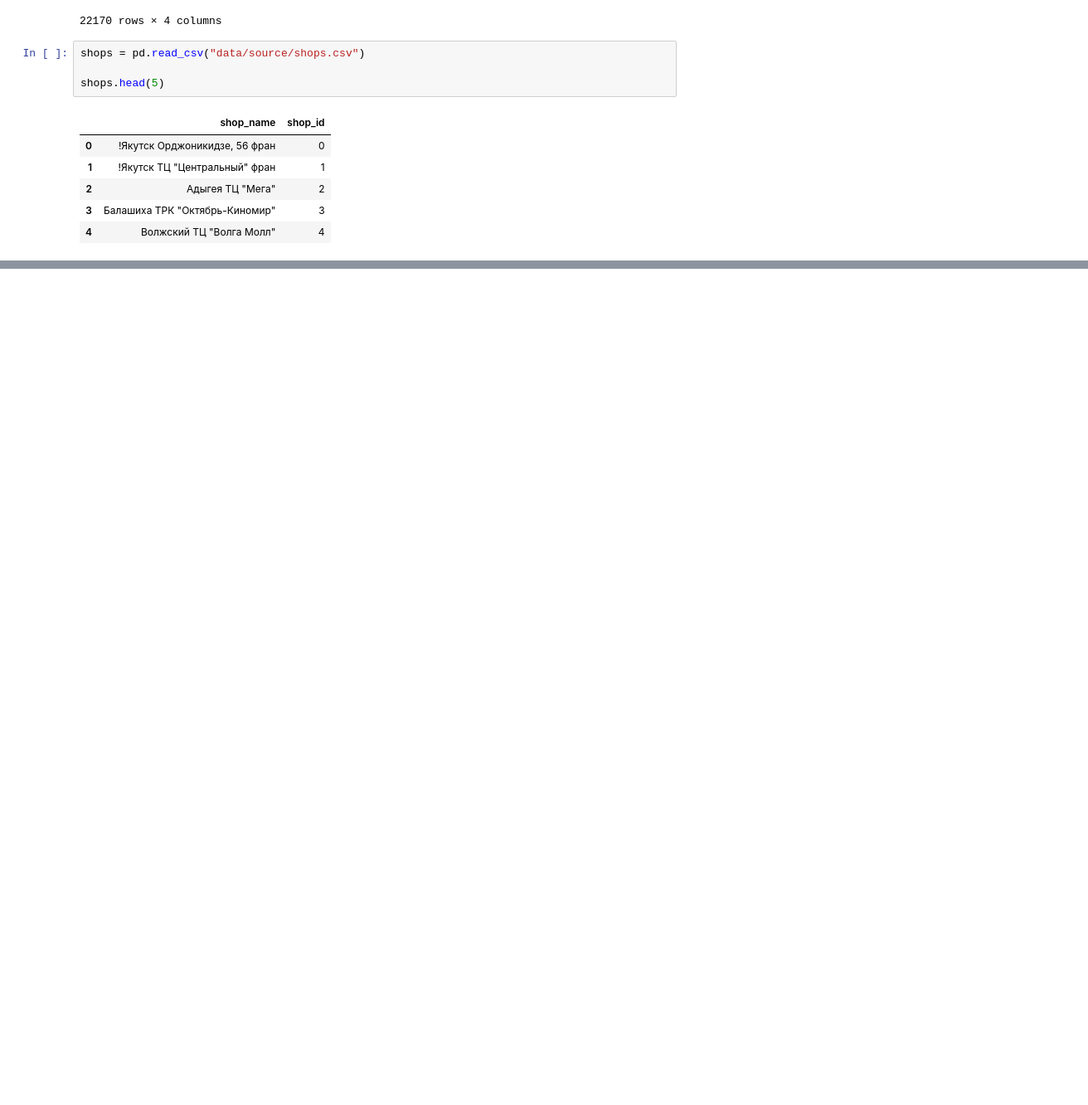
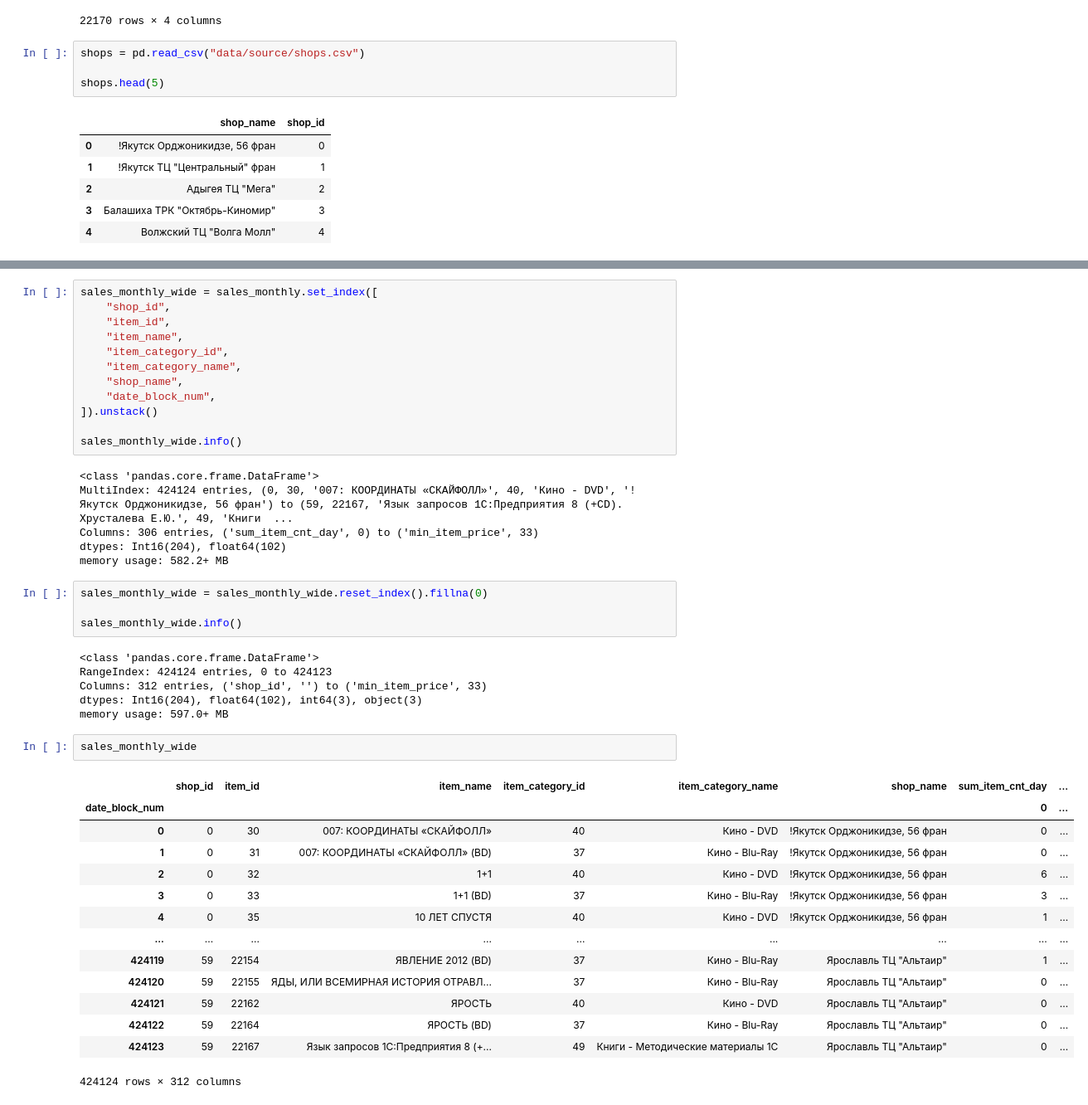
Before and after one commit to wol-e/kaggle, a Jupyter notebook: predict-future-sales/predict-future-sales/process_data_monthly.ipynb, the cells around one changed output, grey strips where cells are left out. Shown at 83% size. Saved outputs shown, nothing was run; the diff lists cells and outputs as text; blank space fills up the shorter version.

```diff
--- a/predict-future-sales/predict-future-sales/process_data_monthly.ipynb
+++ b/predict-future-sales/predict-future-sales/process_data_monthly.ipynb
@@ -127,0 +186,45 @@ sales_monthly.sort_values(by="sum_item_cnt_day", ascending=False)
+# %%
+sales_monthly_wide = sales_monthly.set_index([
+    "shop_id",
+    "item_id",
+    "item_name",
+    "item_category_id",
+    "item_category_name",
+    "shop_name",
+    "date_block_num",
+]).unstack()
+
+sales_monthly_wide.info()
+# %% [output]
+<class 'pandas.core.frame.DataFrame'>
+MultiIndex: 424124 entries, (0, 30, '007: КООРДИНАТЫ «СКАЙФОЛЛ»', 40, 'Кино - DVD', '!Якутск Орджоникидзе, 56 фран') to (59, 22167, 'Язык запросов 1С:Предприятия 8 (+CD). Хрусталева Е.Ю.', 49, 'Книги  ...
+Columns: 306 entries, ('sum_item_cnt_day', 0) to ('min_item_price', 33)
+dtypes: Int16(204), float64(102)
+memory usage: 582.2+ MB
+# %%
+sales_monthly_wide = sales_monthly_wide.reset_index().fillna(0)
+
+sales_monthly_wide.info()
+# %% [output]
+<class 'pandas.core.frame.DataFrame'>
+RangeIndex: 424124 entries, 0 to 424123
+Columns: 312 entries, ('shop_id', '') to ('min_item_price', 33)
+dtypes: Int16(204), float64(102), int64(3), object(3)
+memory usage: 597.0+ MB
+# %%
+sales_monthly_wide
+# %% [output]
+|  | shop_id | item_id | item_name | item_category_id | item_category_name | shop_name | sum_item_cnt_day | ... |
+| date_block_num |  |  |  |  |  |  | 0 | ... |
+| 0 | 0 | 30 | 007: КООРДИНАТЫ «СКАЙФОЛЛ» | 40 | Кино - DVD | !Якутск Орджоникидзе, 56 фран | 0 | ... |
+| 1 | 0 | 31 | 007: КООРДИНАТЫ «СКАЙФОЛЛ» (BD) | 37 | Кино - Blu-Ray | !Якутск Орджоникидзе, 56 фран | 0 | ... |
+| 2 | 0 | 32 | 1+1 | 40 | Кино - DVD | !Якутск Орджоникидзе, 56 фран | 6 | ... |
+| 3 | 0 | 33 | 1+1 (BD) | 37 | Кино - Blu-Ray | !Якутск Орджоникидзе, 56 фран | 3 | ... |
+| 4 | 0 | 35 | 10 ЛЕТ СПУСТЯ | 40 | Кино - DVD | !Якутск Орджоникидзе, 56 фран | 1 | ... |
+| ... | ... | ... | ... | ... | ... | ... | ... | ... |
+| 424119 | 59 | 22154 | ЯВЛЕНИЕ 2012 (BD) | 37 | Кино - Blu-Ray | Ярославль ТЦ "Альтаир" | 1 | ... |
+| 424120 | 59 | 22155 | ЯДЫ, ИЛИ ВСЕМИРНАЯ ИСТОРИЯ ОТРАВЛ... | 37 | Кино - Blu-Ray | Ярославль ТЦ "Альтаир" | 0 | ... |
+| 424121 | 59 | 22162 | ЯРОСТЬ | 40 | Кино - DVD | Ярославль ТЦ "Альтаир" | 0 | ... |
+| 424122 | 59 | 22164 | ЯРОСТЬ (BD) | 37 | Кино - Blu-Ray | Ярославль ТЦ "Альтаир" | 0 | ... |
+| 424123 | 59 | 22167 | Язык запросов 1С:Предприятия 8 (+... | 49 | Книги - Методические материалы 1С | Ярославль ТЦ "Альтаир" | 0 | ... |
+424124 rows × 312 columns
```
Also changed, not shown: parts of 9 cells of this notebook.
